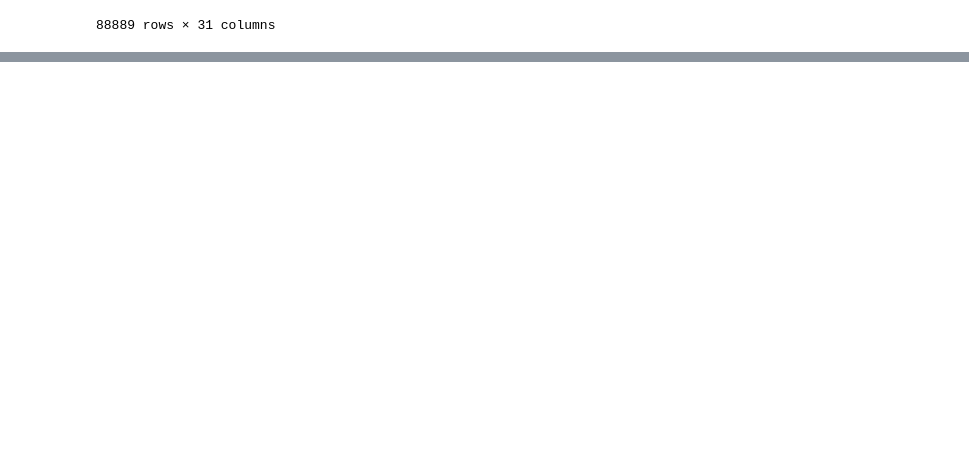
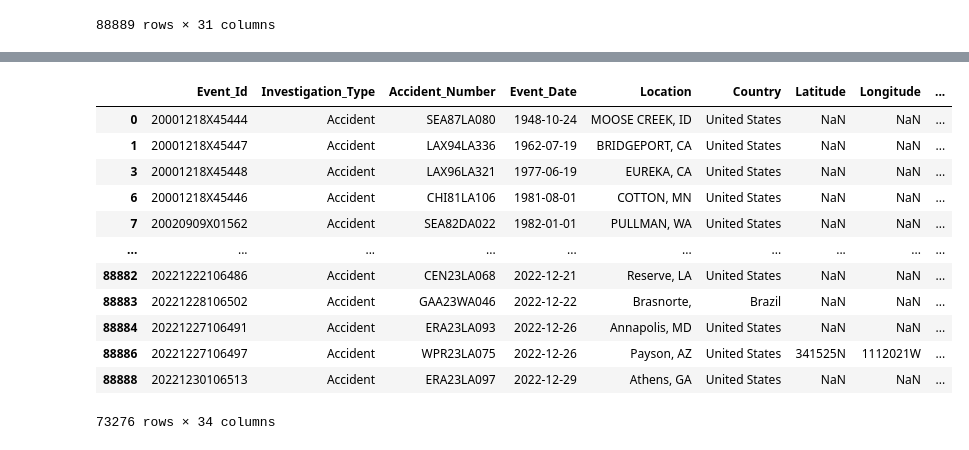
Before and after one commit to Caroline-kamusi/p1-project-ck, a Jupyter notebook: phase 1 project Ck.ipynb, the cells around one changed output, grey strips where cells are left out. Drawn from its saved outputs; the diff is of its cells as text; code cells hidden in the pictures; blank space fills up the shorter version.

```diff
--- a/phase 1 project Ck.ipynb
+++ b/phase 1 project Ck.ipynb
@@ -32,0 +237,3 @@ df
+# %%
+# Create a new column with proportion of uninjured per accident
+df['Uninjured_Proportion'] =df['Total_Uninjured'] / df['Total_Passengers']
@@ -32,0 +256,18 @@ df
+# %%
+# Drop all NaNs in new 'injured' columns
+df.dropna(subset=['Total_Fatal_Injuries', 'Total_Serious_Injuries', 'Total_Minor_Injuries', 'Total_Uninjured', 'Fatal_Injury_Proportion', 'Uninjured_Proportion'], inplace=True)
+df
+# %% [output]
+|  | Event_Id | Investigation_Type | Accident_Number | Event_Date | Location | Country | Latitude | Longitude | ... |
+| 0 | 20001218X45444 | Accident | SEA87LA080 | 1948-10-24 | MOOSE CREEK, ID | United States | NaN | NaN | ... |
+| 1 | 20001218X45447 | Accident | LAX94LA336 | 1962-07-19 | BRIDGEPORT, CA | United States | NaN | NaN | ... |
+| 3 | 20001218X45448 | Accident | LAX96LA321 | 1977-06-19 | EUREKA, CA | United States | NaN | NaN | ... |
+| 6 | 20001218X45446 | Accident | CHI81LA106 | 1981-08-01 | COTTON, MN | United States | NaN | NaN | ... |
+| 7 | 20020909X01562 | Accident | SEA82DA022 | 1982-01-01 | PULLMAN, WA | United States | NaN | NaN | ... |
+| ... | ... | ... | ... | ... | ... | ... | ... | ... | ... |
+| 88882 | 20221222106486 | Accident | CEN23LA068 | 2022-12-21 | Reserve, LA | United States | NaN | NaN | ... |
+| 88883 | 20221228106502 | Accident | GAA23WA046 | 2022-12-22 | Brasnorte, | Brazil | NaN | NaN | ... |
+| 88884 | 20221227106491 | Accident | ERA23LA093 | 2022-12-26 | Annapolis, MD | United States | NaN | NaN | ... |
+| 88886 | 20221227106497 | Accident | WPR23LA075 | 2022-12-26 | Payson, AZ | United States | 341525N | 1112021W | ... |
+| 88888 | 20221230106513 | Accident | ERA23LA097 | 2022-12-29 | Athens, GA | United States | NaN | NaN | ... |
+73276 rows × 34 columns
```
Also changed, not shown: parts of 26 cells of this notebook.
